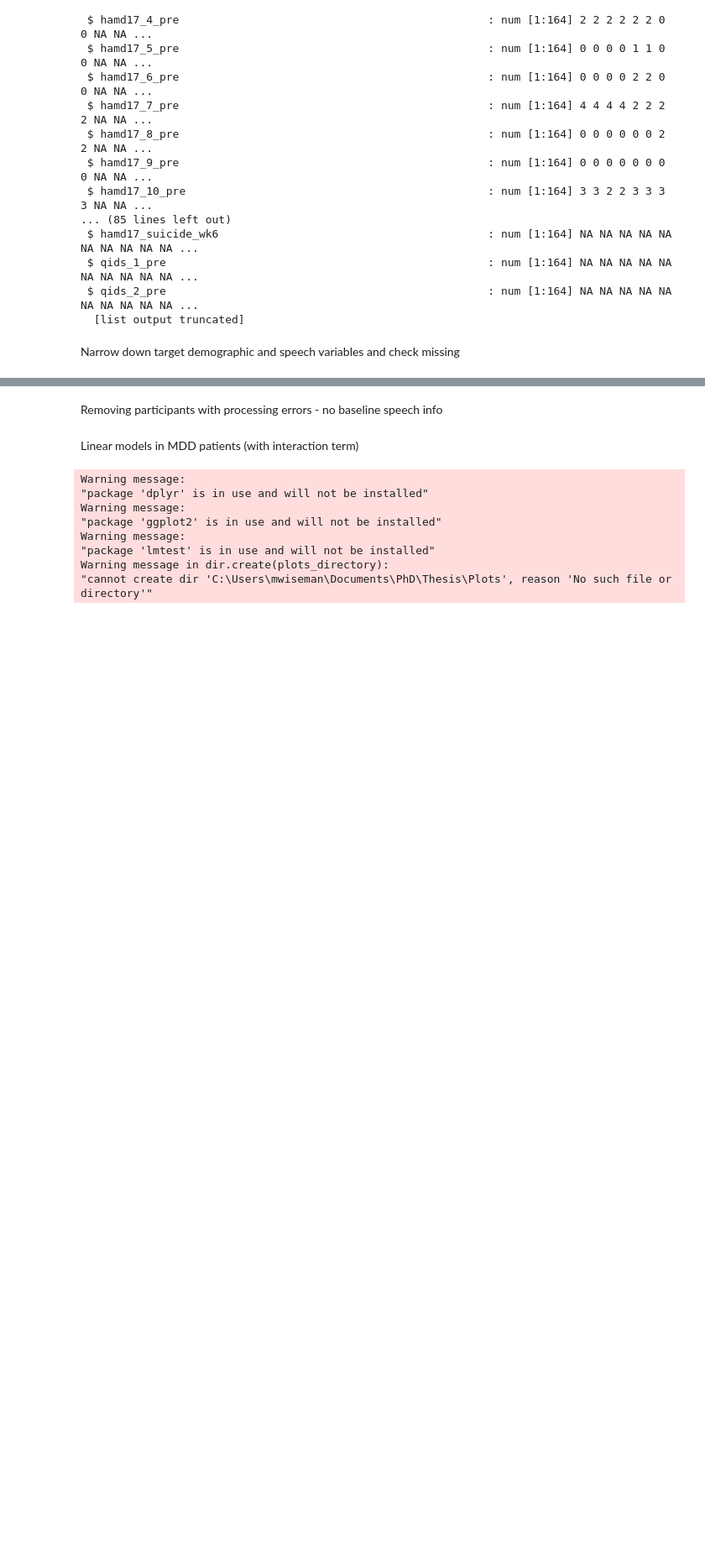
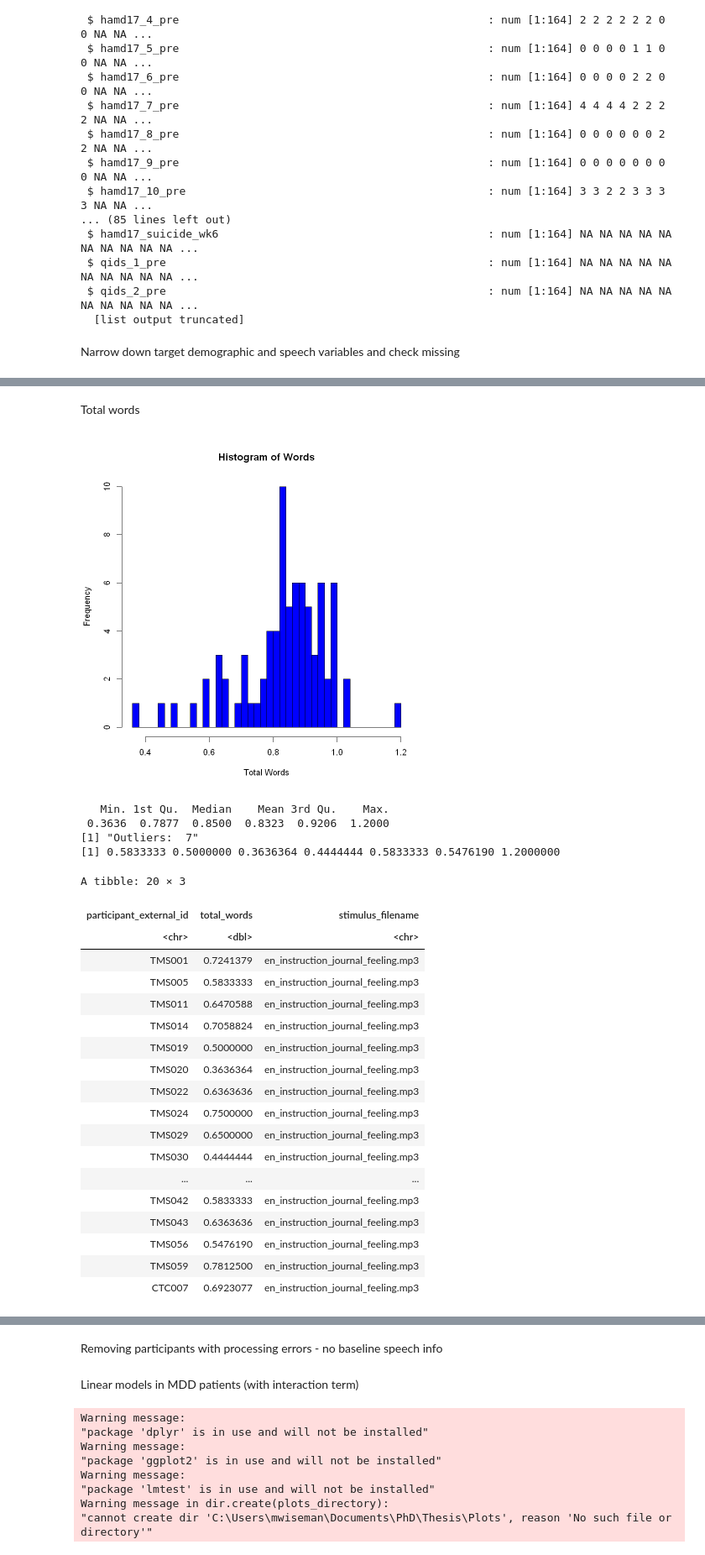
Before and after one commit to micwiseman/Winterlight_GH, a Jupyter notebook: speech_baselin_SOBP.ipynb, the cells around one changed output, grey strips where cells are left out. Shown at 84% size. Cells and saved outputs as stored; diff of their text form; code cells hidden in the pictures; blank space fills up the shorter version.

```diff
--- a/speech_baselin_SOBP.ipynb
+++ b/speech_baselin_SOBP.ipynb
@@ -272,0 +315,56 @@ A data.frame: 64 × 4
+# %% [markdown]
+Total words
+# %%
+WL_jou_bl_feeling <- WL_full_jou_bl %>% filter(stimulus_filename == "en_instruction_journal_feeling.mp3")
+
+# Create a histogram and a boxplot excluding NA values
+hist(WL_jou_bl_feeling$total_words, main="Histogram of Words", xlab="Total Words", col="blue", breaks=30)
+boxplot(WL_jou_bl_feeling$total_words, main="Boxplot of Total Words", ylab="Total Words", horizontal=TRUE, col="grey", na.rm=TRUE)
+
+# Basic summary statistics with NA removal
+summary_stats_totwords <- summary(WL_jou_bl_feeling$total_words, na.rm = TRUE)
+print(summary_stats_totwords)
+
+# Calculate IQR and identify outliers with NA removal
+IQR_value_totwords <- IQR(WL_jou_bl_feeling$total_words, na.rm = TRUE)
+Q1_tot_wds <- quantile(WL_jou_bl_feeling$total_words, 0.25, na.rm = TRUE)
+Q3_tot_wds <- quantile(WL_jou_bl_feeling$total_words, 0.75, na.rm = TRUE)
+outlier_threshold_low_tot_wds <- Q1_tot_wds - 1.5 * IQR_value_totwords
+outlier_threshold_high_tot_wds <- Q3 + 1.5 * IQR_value_totwords
+
+# Identify and print outliers
+outliers_indices_tot_wds <- which(WL_jou_bl_feeling$total_words < outlier_threshold_low_tot_wds | WL_jou_bl_feeling$total_words > outlier_threshold_high_tot_wds, arr.ind = TRUE)
+outliers_values_tot_wds <- WL_jou_bl_feeling$total_words[outliers_indices_tot_wds]
+print(paste("Outliers: ", length(outliers_values_tot_wds)))
+print(outliers_values)
+
+# Subset the DataFrame to include only those rows where total_words is below Q1
+below_Q1_df_tot_wds <- WL_jou_bl_feeling[WL_jou_bl_feeling$total_words < Q1_tot_wds, c("participant_external_id", "total_words", "stimulus_filename")]
+
+# Print the resulting DataFrame
+below_Q1_df_tot_wds
+# %% [output]
+[figure, added]
+   Min. 1st Qu.  Median    Mean 3rd Qu.    Max.
+ 0.3636  0.7877  0.8500  0.8323  0.9206  1.2000
+[1] "Outliers:  7"
+[1] 0.5833333 0.5000000 0.3636364 0.4444444 0.5833333 0.5476190 1.2000000
+A tibble: 20 × 3
+| participant_external_id | total_words | stimulus_filename |
+| <chr> | <dbl> | <chr> |
+| TMS001 | 0.7241379 | en_instruction_journal_feeling.mp3 |
+| TMS005 | 0.5833333 | en_instruction_journal_feeling.mp3 |
+| TMS011 | 0.6470588 | en_instruction_journal_feeling.mp3 |
+| TMS014 | 0.7058824 | en_instruction_journal_feeling.mp3 |
+| TMS019 | 0.5000000 | en_instruction_journal_feeling.mp3 |
+| TMS020 | 0.3636364 | en_instruction_journal_feeling.mp3 |
+| TMS022 | 0.6363636 | en_instruction_journal_feeling.mp3 |
+| TMS024 | 0.7500000 | en_instruction_journal_feeling.mp3 |
+| TMS029 | 0.6500000 | en_instruction_journal_feeling.mp3 |
+| TMS030 | 0.4444444 | en_instruction_journal_feeling.mp3 |
+| ... | ... | ... |
+| TMS042 | 0.5833333 | en_instruction_journal_feeling.mp3 |
+| TMS043 | 0.6363636 | en_instruction_journal_feeling.mp3 |
+| TMS056 | 0.5476190 | en_instruction_journal_feeling.mp3 |
+| TMS059 | 0.7812500 | en_instruction_journal_feeling.mp3 |
+| CTC007 | 0.6923077 | en_instruction_journal_feeling.mp3 |
```
Also changed, not shown: parts of 21 cells of this notebook, 5 other files.
